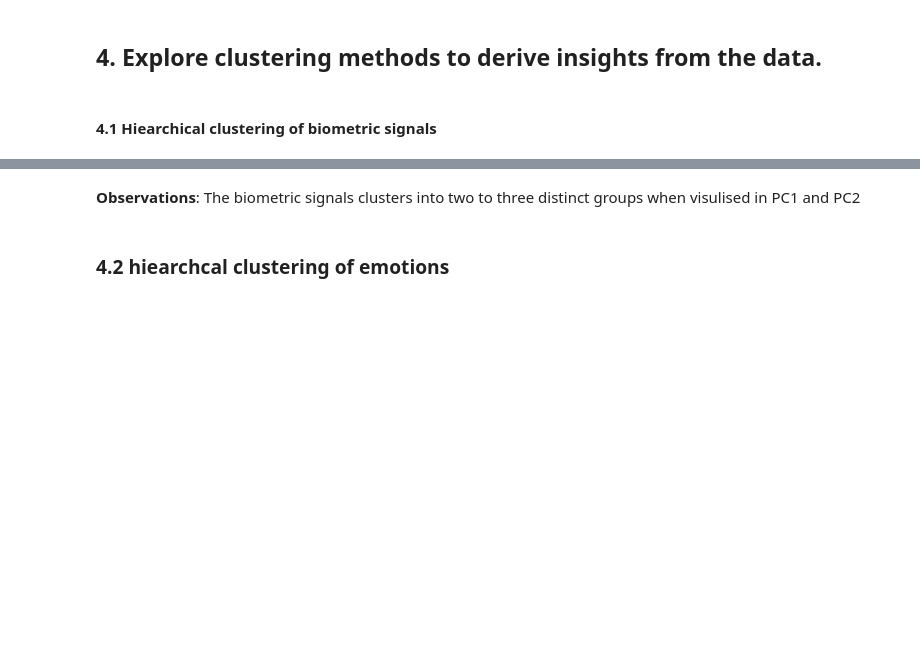
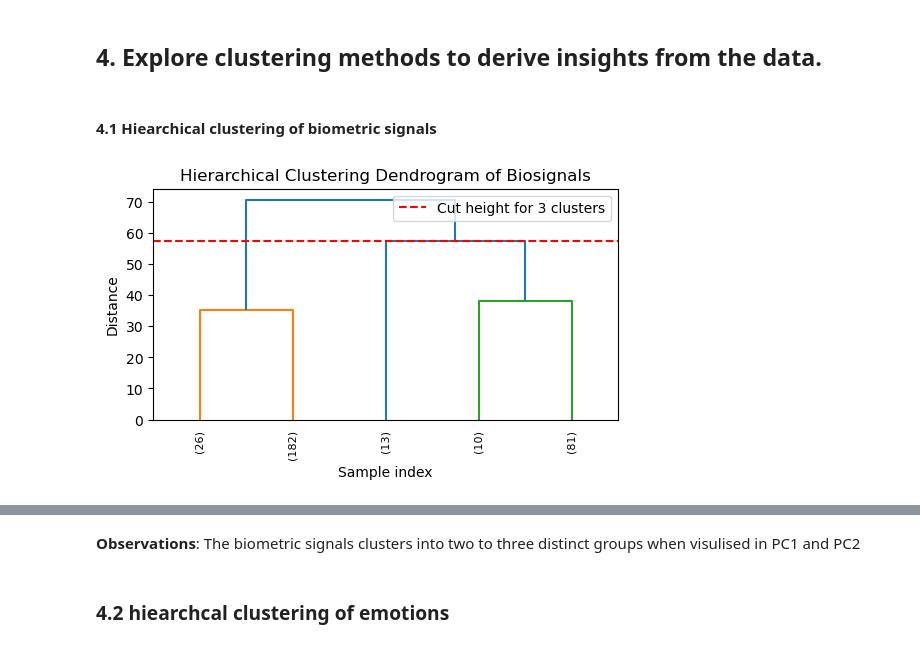
Before and after one commit to AntonWangDTU/case_2, a Jupyter notebook: src_anton/case_2_data.ipynb, the cells around one changed output, grey strips where cells are left out. Saved outputs shown, nothing was run; the diff lists cells and outputs as text; code cells hidden in the pictures; blank space fills up the shorter version.

```diff
--- a/src_anton/case_2_data.ipynb
+++ b/src_anton/case_2_data.ipynb
@@ -168,4 +183,40 @@ plt.show()
 ## 4. Explore clustering methods to derive insights from the data.
 # %% [markdown]
 #### 4.1 Hiearchical clustering of biometric signals
+# %%
+from scipy.cluster.hierarchy import dendrogram, linkage, fcluster
+import matplotlib.pyplot as plt
+import numpy as np
+
+# --- Standardize the biometric features ---
+scaler = StandardScaler()
+biometric_scaled = scaler.fit_transform(biometric_df)
+
+# --- Perform hierarchical clustering ---
+Z = linkage(biometric_scaled, method='ward', metric='euclidean')
+
+# --- Choose number of clusters ---
+n_clusters = 3
+
+# --- Find the appropriate height to cut the dendrogram ---
+# The distance at which to cut to get `n_clusters`
+cut_height = Z[-n_clusters + 1, 2]
+
+# --- Plot dendrogram with horizontal cut line ---
+plt.figure(figsize=(6, 3))
+plt.title('Hierarchical Clustering Dendrogram of Biosignals')
+plt.xlabel('Sample index')
+plt.ylabel('Distance')
+
+dendrogram(Z,
+           truncate_mode='lastp',
+           leaf_rotation=90.,
+           leaf_font_size=8.,
+           color_threshold=cut_height,
+           p=5)
+plt.axhline(y=cut_height, c='red', linestyle='--', label=f'Cut height for {n_clusters} clusters')
+plt.legend()
+plt.show()
+# %% [output]
+[figure, added]
 # %%
```
Also changed, not shown: parts of 4 cells of this notebook.
